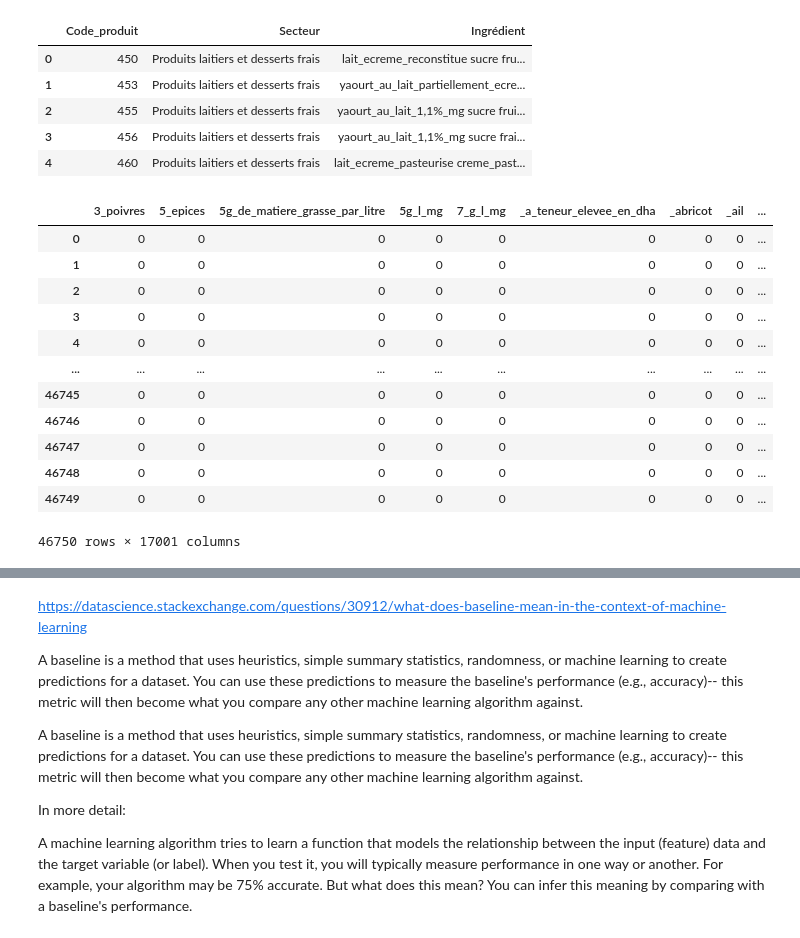
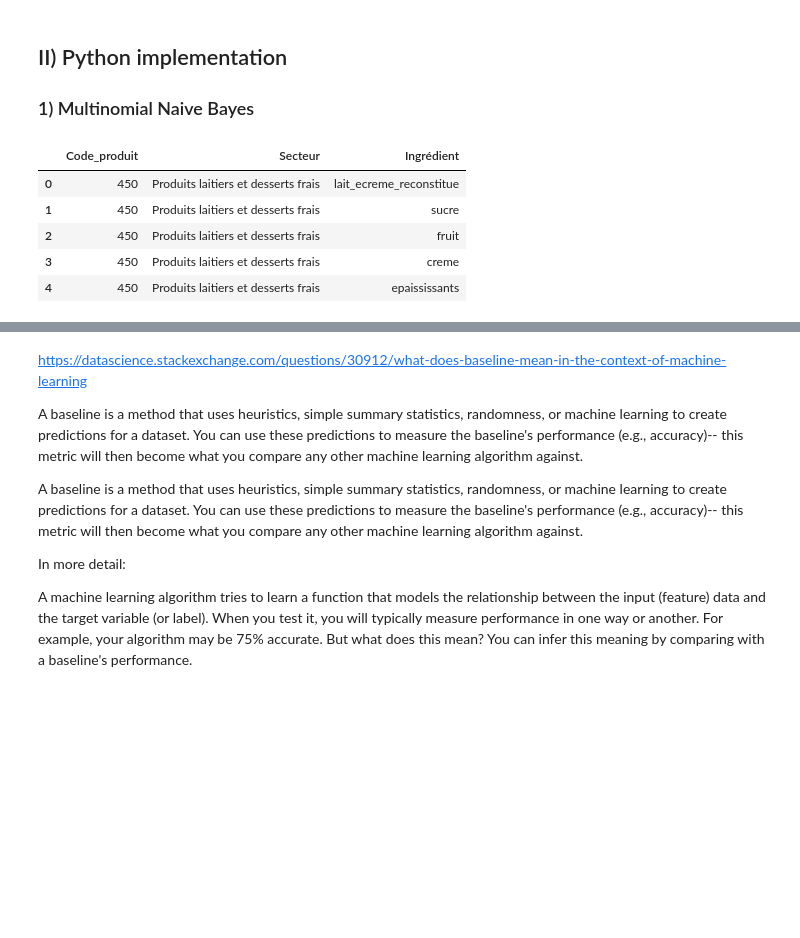
Before and after one commit to Thomasaujoux/food-classification, a Jupyter notebook: models/multinomial_naive_bayes.ipynb, the cells around one changed output, grey strips where cells are left out. Saved outputs shown, nothing was run; the diff lists cells and outputs as text; code cells hidden in the pictures; blank space fills up the shorter version.

```diff
--- a/models/multinomial_naive_bayes.ipynb
+++ b/models/multinomial_naive_bayes.ipynb
@@ -1,13 +73,16 @@
+# %% [markdown]
+## II) Python implementation
+
+### 1) Multinomial Naive Bayes
 # %%
 import pandas as pd
-df = pd.read_csv(r'C:\Users\Thomas Aujoux\Documents\GitHub\food-classification\Exploratory_Data_Analysis\simply_clean_dict.csv')
+df = pd.read_csv(r'C:\Users\Thomas Aujoux\Documents\GitHub\food-classification\data_preparation\clean_.csv')
+df = df[["Code_produit", "Secteur", "Ingrédient"]]
+df.head()
+# %% [output]
+|  | Code_produit | Secteur | Ingrédient |
+| 0 | 450 | Produits laitiers et desserts frais | lait_ecreme_reconstitue |
+| 1 | 450 | Produits laitiers et desserts frais | sucre |
+| 2 | 450 | Produits laitiers et desserts frais | fruit |
+| 3 | 450 | Produits laitiers et desserts frais | creme |
+| 4 | 450 | Produits laitiers et desserts frais | epaississants |
-# %%
-df = df[["Code_produit", "Secteur", "Ingrédient"]]
-df.head()
-# %% [output]
-|  | Code_produit | Secteur | Ingrédient |
-| 0 | 450 | Produits laitiers et desserts frais | lait_ecreme_reconstitue sucre fru... |
-| 1 | 453 | Produits laitiers et desserts frais | yaourt_au_lait_partiellement_ecre... |
-| 2 | 455 | Produits laitiers et desserts frais | yaourt_au_lait_1,1%_mg sucre frui... |
-| 3 | 456 | Produits laitiers et desserts frais | yaourt_au_lait_1,1%_mg sucre frai... |
-| 4 | 460 | Produits laitiers et desserts frais | lait_ecreme_pasteurise creme_past... |
@@ -20,16 +88,0 @@ df5 = pd.DataFrame(data=count_array,columns = coun_vect.get_feature_names_out())
-# %%
-df5
-# %% [output]
-|  | 3_poivres | 5_epices | 5g_de_matiere_grasse_par_litre | 5g_l_mg | 7_g_l_mg | _a_teneur_elevee_en_dha | _abricot | _ail | ... |
-| 0 | 0 | 0 | 0 | 0 | 0 | 0 | 0 | 0 | ... |
-| 1 | 0 | 0 | 0 | 0 | 0 | 0 | 0 | 0 | ... |
-| 2 | 0 | 0 | 0 | 0 | 0 | 0 | 0 | 0 | ... |
-| 3 | 0 | 0 | 0 | 0 | 0 | 0 | 0 | 0 | ... |
-| 4 | 0 | 0 | 0 | 0 | 0 | 0 | 0 | 0 | ... |
-| ... | ... | ... | ... | ... | ... | ... | ... | ... | ... |
-| 46745 | 0 | 0 | 0 | 0 | 0 | 0 | 0 | 0 | ... |
-| 46746 | 0 | 0 | 0 | 0 | 0 | 0 | 0 | 0 | ... |
-| 46747 | 0 | 0 | 0 | 0 | 0 | 0 | 0 | 0 | ... |
-| 46748 | 0 | 0 | 0 | 0 | 0 | 0 | 0 | 0 | ... |
-| 46749 | 0 | 0 | 0 | 0 | 0 | 0 | 0 | 0 | ... |
-46750 rows × 17001 columns
```
Also changed, not shown: parts of 26 cells of this notebook, 2 other files.
